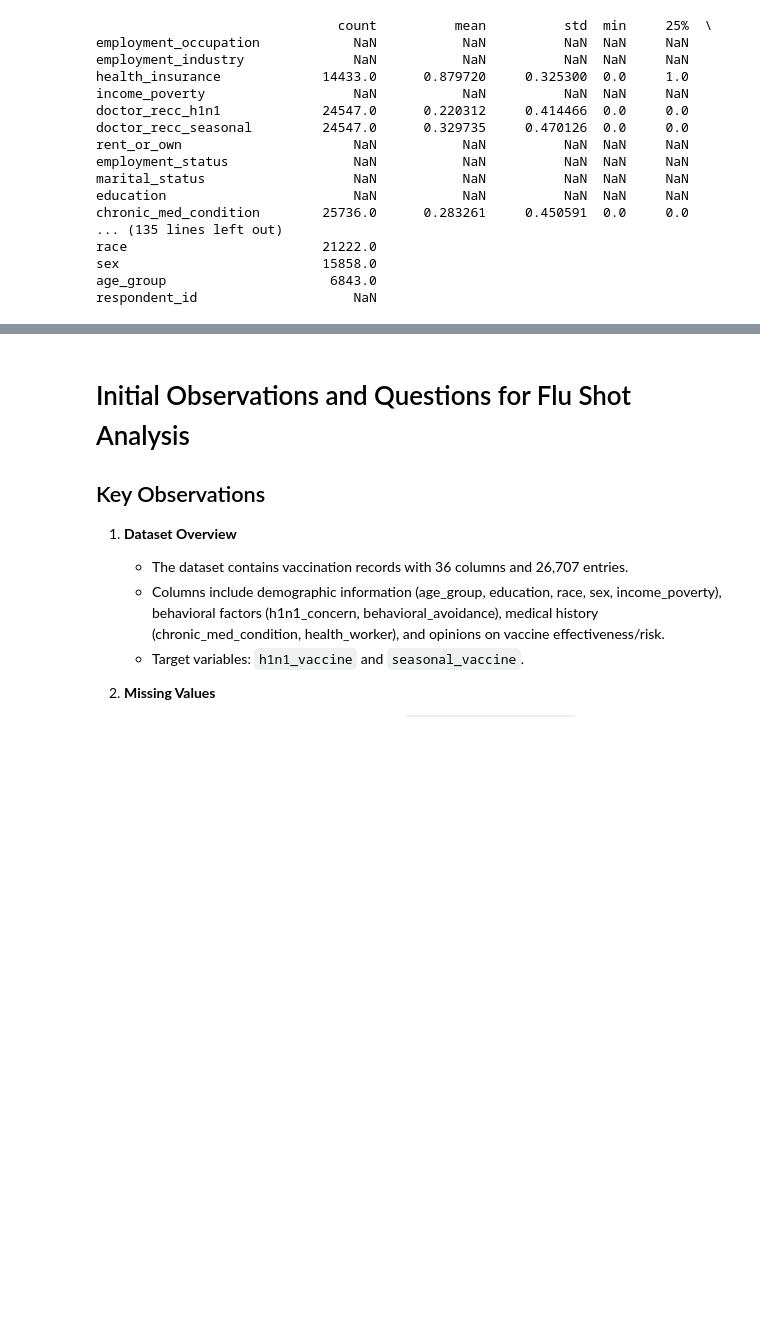
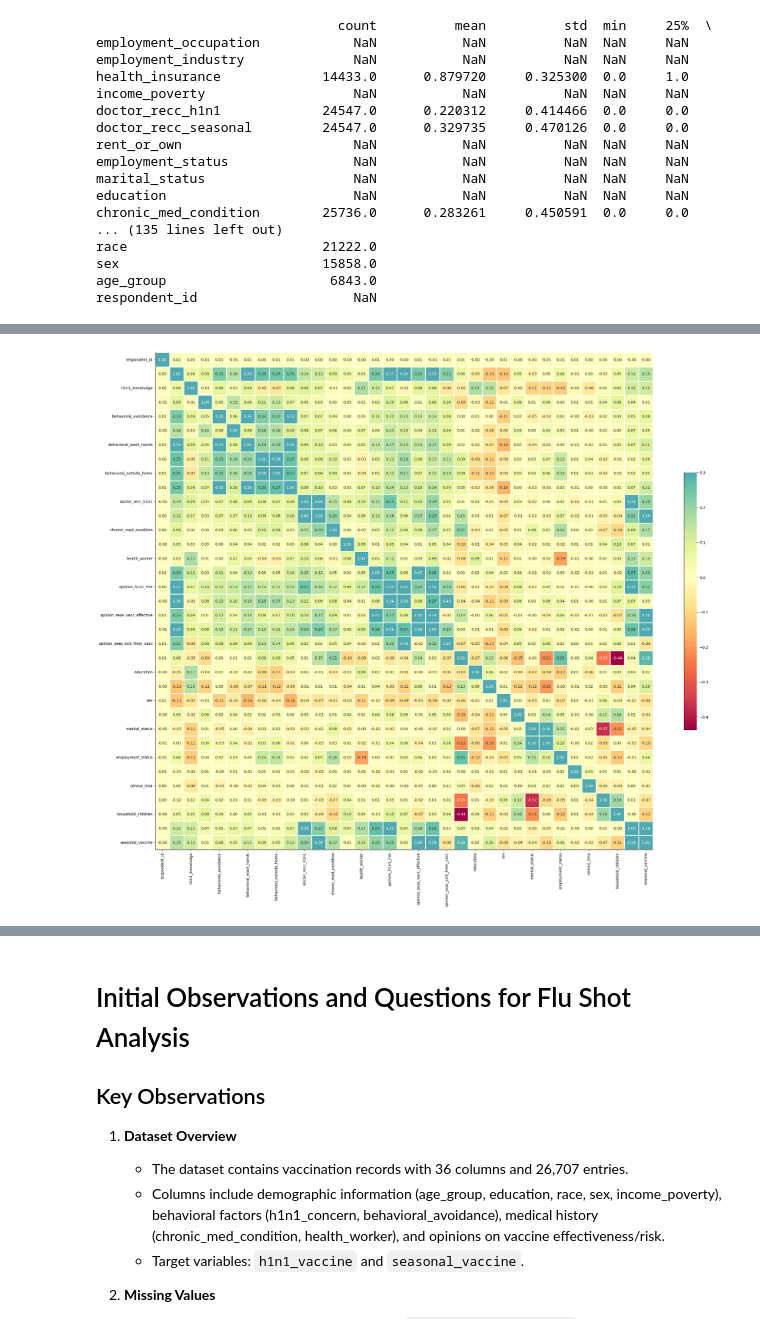
Before and after one commit to albert-raphael/alpha-group, a Jupyter notebook: Notebooks/flu shot.ipynb, the cells around one changed output, grey strips where cells are left out. Cells and saved outputs as stored; diff of their text form; code cells hidden in the pictures; blank space fills up the shorter version.

```diff
--- a/Notebooks/flu shot.ipynb
+++ b/Notebooks/flu shot.ipynb
@@ -205,0 +280,3 @@ saad
+# %%
+#Columns 'health_insurance', 'employment_industry' , 'employment_occupation' contain too many NULLs
+data.drop(['health_insurance','employment_industry','employment_occupation'],axis=1,inplace = True)
@@ -205,0 +299,5 @@ saad
+# %%
+#Next Finding the categorical features present in the data¶
+
+str_cols = data.select_dtypes(include = 'object').columns
+data[str_cols].head()
@@ -205,0 +315,8 @@ saad
+# %%
+# All the NULL values are populated with the mode
+for col in data.columns:
+    if data[col].isnull().sum() and data[col].dtypes != 'object':
+        data[col].loc[(df[col].isnull())] = data[col].median()
+for col in data.columns:
+    if data[col].isnull().sum() and data[col].dtypes == 'object':
+        data[col].loc[(data[col].isnull())] = data[col].mode().max()
@@ -205,0 +361,7 @@ saad
+# %%
+#Categorical Features are encoded using Label Encodings¶
+#P.S: Please consider trying out Mean Encodings, One Hot Encoding or Ordinal Encodings and notice the differences
+from sklearn.preprocessing import LabelEncoder,OrdinalEncoder
+LE = LabelEncoder()
+for col in str_cols:
+    data[col] = LE.fit_transform(data[col]) # Converts to int64
@@ -205,0 +378,11 @@ saad
+# %%
+#ploting the corelation map
+corr = data.corr()
+g = sns.heatmap(corr,  vmax=.3, center=0,
+            square=True, linewidths=1, cbar_kws={"shrink": .5}, annot=True, fmt='.2f', cmap='Spectral')
+sns.despine()
+g.figure.set_size_inches(30,25)
+
+plt.show()
+# %% [output]
+[figure, added]
```
Also changed, not shown: parts of 32 cells of this notebook.
